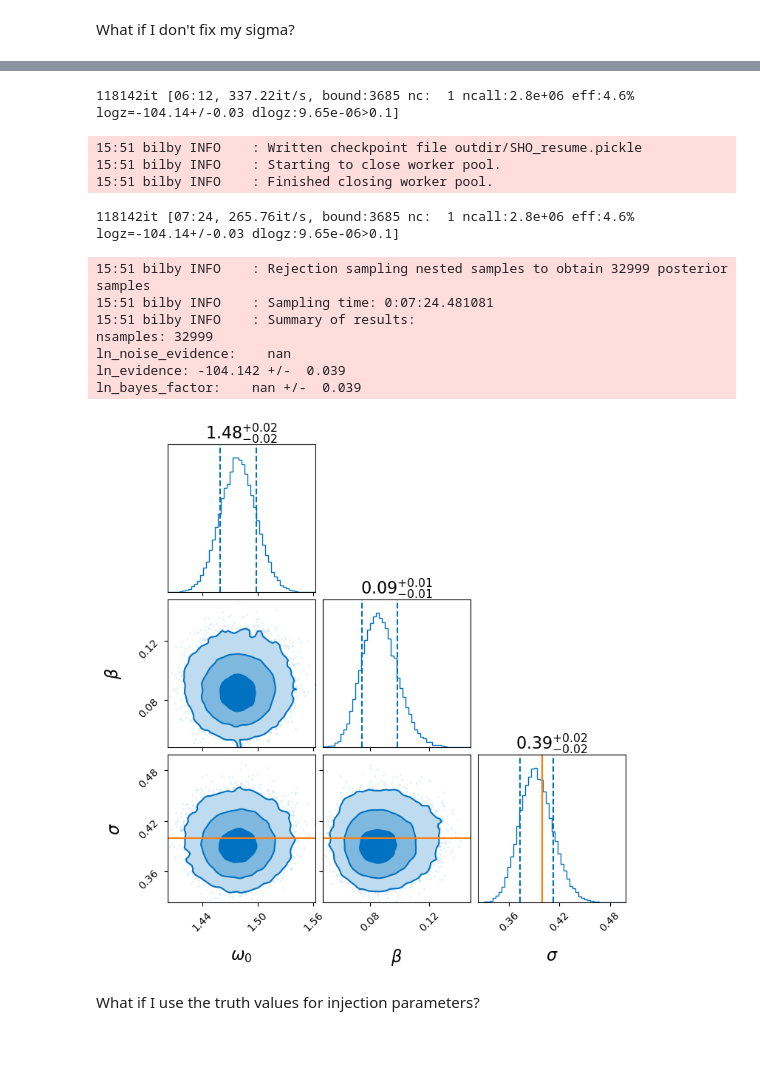
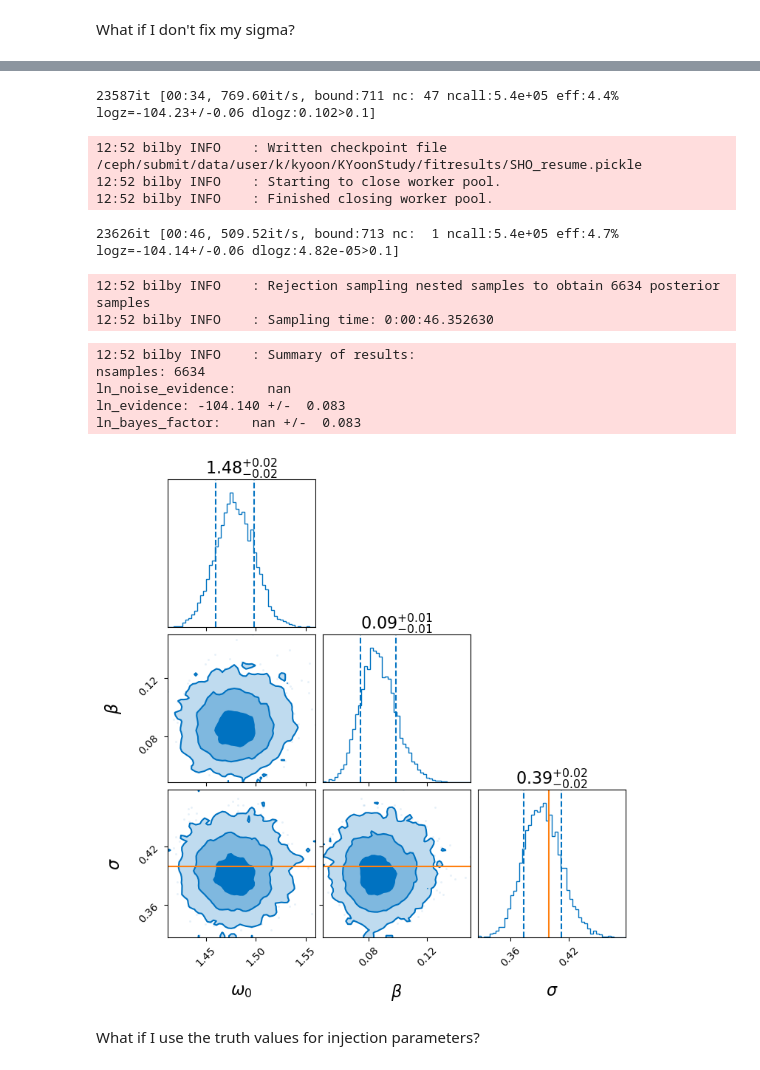
Before and after one commit to kyoon-mit/ssm_regression, a Jupyter notebook: bilby_example.ipynb, the cells around one changed output, grey strips where cells are left out. Cells and saved outputs as stored; diff of their text form; code cells hidden in the pictures.

```diff
--- a/bilby_example.ipynb
+++ b/bilby_example.ipynb
@@ -186,7 +198,7 @@ injection_parameters_nosigma = dict(omega_0=1., beta=0.3, sigma=0.4)
 log_l_nosigma = GaussianLikelihood(t_vals_np, y_np, my_func, shift=1)
 result_nosigma = bilby.run_sampler(
     likelihood=log_l_nosigma, priors=priors_nosigma, sampler='dynesty',
-    nlive=10000, npool=4, save=True, clean=True,
+    nlive=2000, npool=4, save=True, clean=True,
     injection_parameters=injection_parameters_nosigma,
     outdir=savedir,
     label=datatype
@@ -212,16 +223,16 @@ result_nosigma.plot_corner()
-118142it [06:12, 337.22it/s, bound:3685 nc:  1 ncall:2.8e+06 eff:4.6% logz=-104.14+/-0.03 dlogz:9.65e-06>0.1]
+23587it [00:34, 769.60it/s, bound:711 nc: 47 ncall:5.4e+05 eff:4.4% logz=-104.23+/-0.06 dlogz:0.102>0.1]
-15:51 bilby INFO    : Written checkpoint file outdir/SHO_resume.pickle
-15:51 bilby INFO    : Starting to close worker pool.
-15:51 bilby INFO    : Finished closing worker pool.
+12:52 bilby INFO    : Written checkpoint file /ceph/submit/data/user/k/kyoon/KYoonStudy/fitresults/SHO_resume.pickle
+12:52 bilby INFO    : Starting to close worker pool.
+12:52 bilby INFO    : Finished closing worker pool.
-118142it [07:24, 265.76it/s, bound:3685 nc:  1 ncall:2.8e+06 eff:4.6% logz=-104.14+/-0.03 dlogz:9.65e-06>0.1]
+23626it [00:46, 509.52it/s, bound:713 nc:  1 ncall:5.4e+05 eff:4.7% logz=-104.14+/-0.06 dlogz:4.82e-05>0.1]
-15:51 bilby INFO    : Rejection sampling nested samples to obtain 32999 posterior samples
-15:51 bilby INFO    : Sampling time: 0:07:24.481081
-15:51 bilby INFO    : Summary of results:
-nsamples: 32999
-ln_noise_evidence:    nan
-ln_evidence: -104.142 +/-  0.039
-ln_bayes_factor:    nan +/-  0.039
+12:52 bilby INFO    : Rejection sampling nested samples to obtain 6634 posterior samples
+12:52 bilby INFO    : Sampling time: 0:00:46.352630
+12:52 bilby INFO    : Summary of results:
+nsamples: 6634
+ln_noise_evidence:    nan
+ln_evidence: -104.140 +/-  0.083
+ln_bayes_factor:    nan +/-  0.083
-[figure, old version]
+[figure, new version]
 # %% [markdown]
 What if I use the truth values for injection parameters?
 # %%
```
Also changed, not shown: parts of 23 cells of this notebook, 5 other files.
